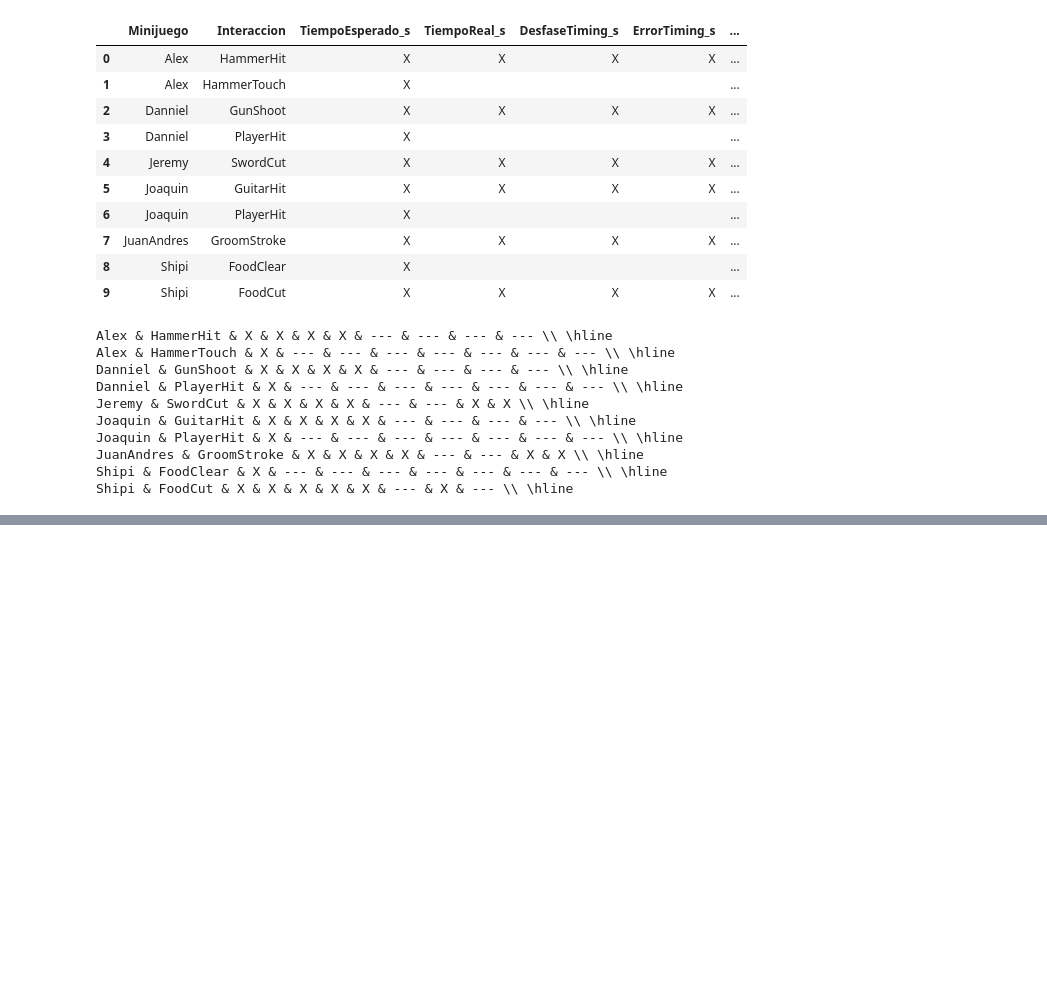
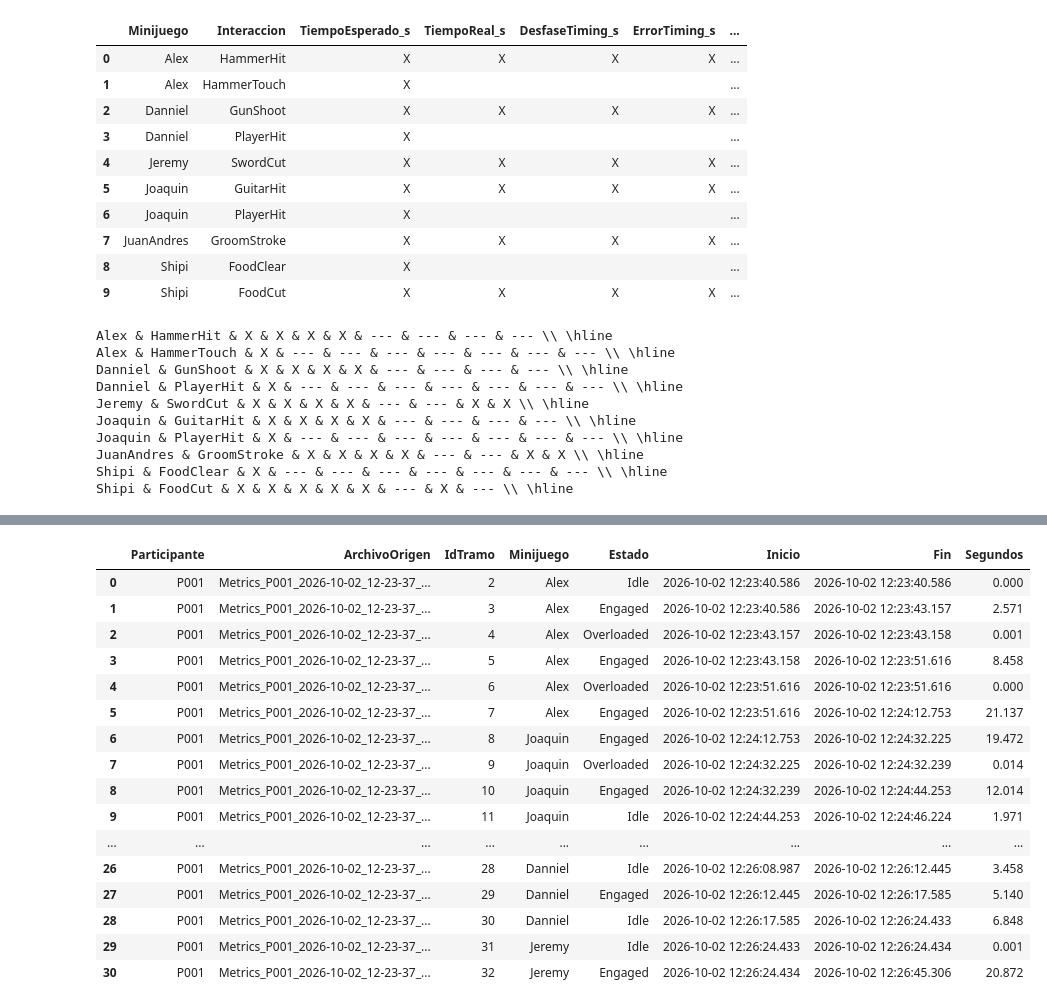
Before and after one commit to DiegoGarV/PGL, a Jupyter notebook: raw results/analisis.ipynb, the cells around one changed output, grey strips where cells are left out. Drawn from its saved outputs; the diff is of its cells as text; code cells hidden in the pictures; blank space fills up the shorter version.

```diff
--- a/raw results/analisis.ipynb
+++ b/raw results/analisis.ipynb
@@ -3180,0 +3322,57 @@ Shipi & FoodCut & X & X & X & X & X & --- & X & --- \\ \hline
+# %%
+# Identificar cambios de estado o minijuego
+datos["CambioTramo"] = (
+    datos["MinijuegoActivo"].ne(
+        datos.groupby(sesion)["MinijuegoActivo"].shift()
+    ).fillna(True)
+    |
+    datos["EstadoActivo"].ne(
+        datos.groupby(sesion)["EstadoActivo"].shift()
+    ).fillna(True)
+)
+
+# Crear identificador de tramo por sesión
+datos["IdTramo"] = (
+    datos.groupby(sesion)["CambioTramo"].cumsum()
+)
+
+# Agrupar intervalos consecutivos del mismo estado y minijuego
+tramos = (
+    datos[
+        datos["FechaSiguiente"].notna() &
+        datos["MinijuegoActivo"].notna() &
+        datos["EstadoActivo"].notna()
+    ]
+    .groupby(sesion + ["IdTramo"], as_index=False)
+    .agg(
+        Minijuego=("MinijuegoActivo", "first"),
+        Estado=("EstadoActivo", "first"),
+        Inicio=("FechaHora", "first"),
+        Fin=("FechaSiguiente", "last"),
+        Segundos=("Duracion_s", "sum")
+    )
+)
+
+# Revisar los tramos de un participante
+display(
+    tramos[tramos["Participante"] == "P001"]
+    .round({"Segundos": 3})
+)
+# %% [output]
+|  | Participante | ArchivoOrigen | IdTramo | Minijuego | Estado | Inicio | Fin | Segundos |
+| 0 | P001 | Metrics_P001_2026-10-02_12-23-37_... | 2 | Alex | Idle | 2026-10-02 12:23:40.586 | 2026-10-02 12:23:40.586 | 0.000 |
+| 1 | P001 | Metrics_P001_2026-10-02_12-23-37_... | 3 | Alex | Engaged | 2026-10-02 12:23:40.586 | 2026-10-02 12:23:43.157 | 2.571 |
+| 2 | P001 | Metrics_P001_2026-10-02_12-23-37_... | 4 | Alex | Overloaded | 2026-10-02 12:23:43.157 | 2026-10-02 12:23:43.158 | 0.001 |
+| 3 | P001 | Metrics_P001_2026-10-02_12-23-37_... | 5 | Alex | Engaged | 2026-10-02 12:23:43.158 | 2026-10-02 12:23:51.616 | 8.458 |
+| 4 | P001 | Metrics_P001_2026-10-02_12-23-37_... | 6 | Alex | Overloaded | 2026-10-02 12:23:51.616 | 2026-10-02 12:23:51.616 | 0.000 |
+| 5 | P001 | Metrics_P001_2026-10-02_12-23-37_... | 7 | Alex | Engaged | 2026-10-02 12:23:51.616 | 2026-10-02 12:24:12.753 | 21.137 |
+| 6 | P001 | Metrics_P001_2026-10-02_12-23-37_... | 8 | Joaquin | Engaged | 2026-10-02 12:24:12.753 | 2026-10-02 12:24:32.225 | 19.472 |
+| 7 | P001 | Metrics_P001_2026-10-02_12-23-37_... | 9 | Joaquin | Overloaded | 2026-10-02 12:24:32.225 | 2026-10-02 12:24:32.239 | 0.014 |
+| 8 | P001 | Metrics_P001_2026-10-02_12-23-37_... | 10 | Joaquin | Engaged | 2026-10-02 12:24:32.239 | 2026-10-02 12:24:44.253 | 12.014 |
+| 9 | P001 | Metrics_P001_2026-10-02_12-23-37_... | 11 | Joaquin | Idle | 2026-10-02 12:24:44.253 | 2026-10-02 12:24:46.224 | 1.971 |
+| ... | ... | ... | ... | ... | ... | ... | ... | ... |
+| 26 | P001 | Metrics_P001_2026-10-02_12-23-37_... | 28 | Danniel | Idle | 2026-10-02 12:26:08.987 | 2026-10-02 12:26:12.445 | 3.458 |
+| 27 | P001 | Metrics_P001_2026-10-02_12-23-37_... | 29 | Danniel | Engaged | 2026-10-02 12:26:12.445 | 2026-10-02 12:26:17.585 | 5.140 |
+| 28 | P001 | Metrics_P001_2026-10-02_12-23-37_... | 30 | Danniel | Idle | 2026-10-02 12:26:17.585 | 2026-10-02 12:26:24.433 | 6.848 |
+| 29 | P001 | Metrics_P001_2026-10-02_12-23-37_... | 31 | Jeremy | Idle | 2026-10-02 12:26:24.433 | 2026-10-02 12:26:24.434 | 0.001 |
+| 30 | P001 | Metrics_P001_2026-10-02_12-23-37_... | 32 | Jeremy | Engaged | 2026-10-02 12:26:24.434 | 2026-10-02 12:26:45.306 | 20.872 |
```
Also changed, not shown: parts of 6 cells of this notebook, 7 other files.
